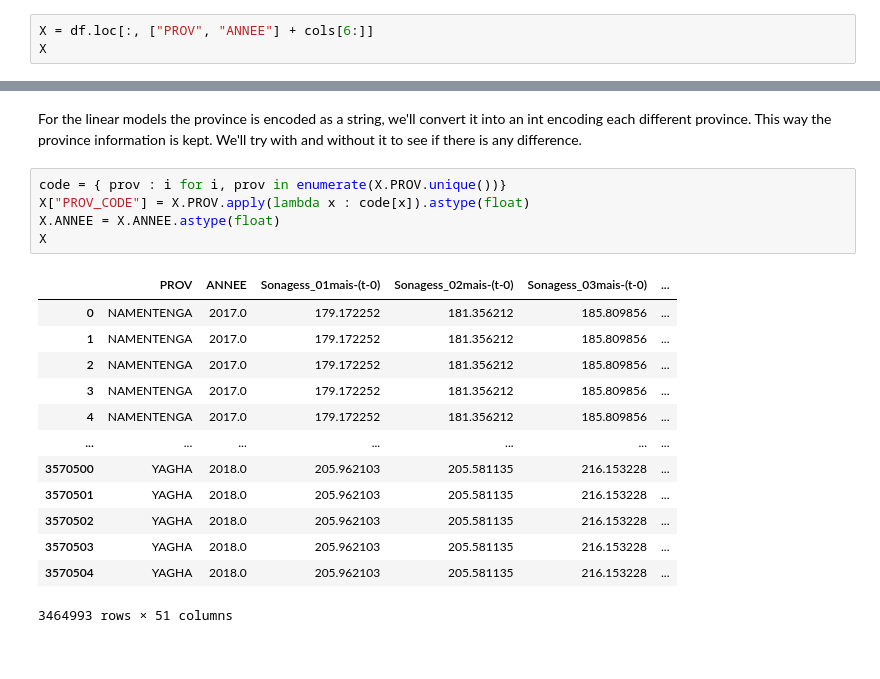
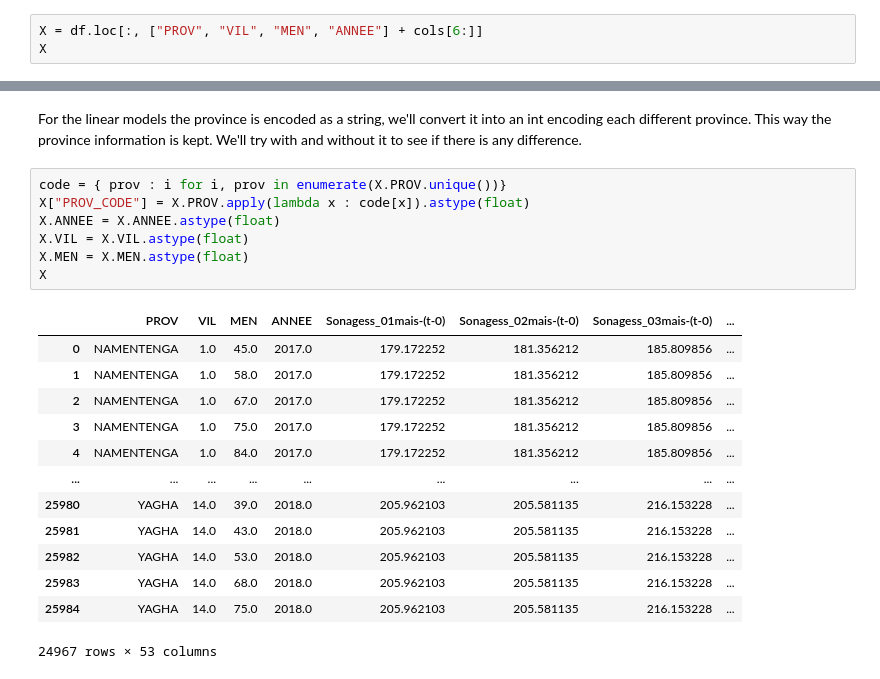
Before and after one commit to moulikatou/Ter_securite_Alimentaire_Miashs, a Jupyter notebook: rCSI_prediction.ipynb, the cells around one changed output, grey strips where cells are left out. Drawn from its saved outputs; the diff is of its cells as text.

```diff
--- a/rCSI_prediction.ipynb
+++ b/rCSI_prediction.ipynb
@@ -196,4 +203,4 @@ y.shape
 # %%
-X = df.loc[:, ["PROV", "ANNEE"] + cols[6:]]
+X = df.loc[:, ["PROV", "VIL", "MEN", "ANNEE"] + cols[6:]]
 X
 # %% [output]
@@ -217,19 +224,21 @@ For the linear models the province is encoded as a string, we'll convert it into
 # %%
 code = { prov : i for i, prov in enumerate(X.PROV.unique())}
 X["PROV_CODE"] = X.PROV.apply(lambda x : code[x]).astype(float)
 X.ANNEE = X.ANNEE.astype(float)
+X.VIL = X.VIL.astype(float)
+X.MEN = X.MEN.astype(float)
 X
 # %% [output]
-|  | PROV | ANNEE | Sonagess_01mais-(t-0) | Sonagess_02mais-(t-0) | Sonagess_03mais-(t-0) | ... |
-| 0 | NAMENTENGA | 2017.0 | 179.172252 | 181.356212 | 185.809856 | ... |
-| 1 | NAMENTENGA | 2017.0 | 179.172252 | 181.356212 | 185.809856 | ... |
-| 2 | NAMENTENGA | 2017.0 | 179.172252 | 181.356212 | 185.809856 | ... |
-| 3 | NAMENTENGA | 2017.0 | 179.172252 | 181.356212 | 185.809856 | ... |
-| 4 | NAMENTENGA | 2017.0 | 179.172252 | 181.356212 | 185.809856 | ... |
-| ... | ... | ... | ... | ... | ... | ... |
-| 3570500 | YAGHA | 2018.0 | 205.962103 | 205.581135 | 216.153228 | ... |
-| 3570501 | YAGHA | 2018.0 | 205.962103 | 205.581135 | 216.153228 | ... |
-| 3570502 | YAGHA | 2018.0 | 205.962103 | 205.581135 | 216.153228 | ... |
-| 3570503 | YAGHA | 2018.0 | 205.962103 | 205.581135 | 216.153228 | ... |
-| 3570504 | YAGHA | 2018.0 | 205.962103 | 205.581135 | 216.153228 | ... |
+|  | PROV | VIL | MEN | ANNEE | Sonagess_01mais-(t-0) | Sonagess_02mais-(t-0) | Sonagess_03mais-(t-0) | ... |
+| 0 | NAMENTENGA | 1.0 | 45.0 | 2017.0 | 179.172252 | 181.356212 | 185.809856 | ... |
+| 1 | NAMENTENGA | 1.0 | 58.0 | 2017.0 | 179.172252 | 181.356212 | 185.809856 | ... |
+| 2 | NAMENTENGA | 1.0 | 67.0 | 2017.0 | 179.172252 | 181.356212 | 185.809856 | ... |
+| 3 | NAMENTENGA | 1.0 | 75.0 | 2017.0 | 179.172252 | 181.356212 | 185.809856 | ... |
+| 4 | NAMENTENGA | 1.0 | 84.0 | 2017.0 | 179.172252 | 181.356212 | 185.809856 | ... |
+| ... | ... | ... | ... | ... | ... | ... | ... | ... |
+| 25980 | YAGHA | 14.0 | 39.0 | 2018.0 | 205.962103 | 205.581135 | 216.153228 | ... |
+| 25981 | YAGHA | 14.0 | 43.0 | 2018.0 | 205.962103 | 205.581135 | 216.153228 | ... |
+| 25982 | YAGHA | 14.0 | 53.0 | 2018.0 | 205.962103 | 205.581135 | 216.153228 | ... |
+| 25983 | YAGHA | 14.0 | 68.0 | 2018.0 | 205.962103 | 205.581135 | 216.153228 | ... |
+| 25984 | YAGHA | 14.0 | 75.0 | 2018.0 | 205.962103 | 205.581135 | 216.153228 | ... |
-3464993 rows × 51 columns
+24967 rows × 53 columns
```
Also changed, not shown: parts of 12 cells of this notebook.
